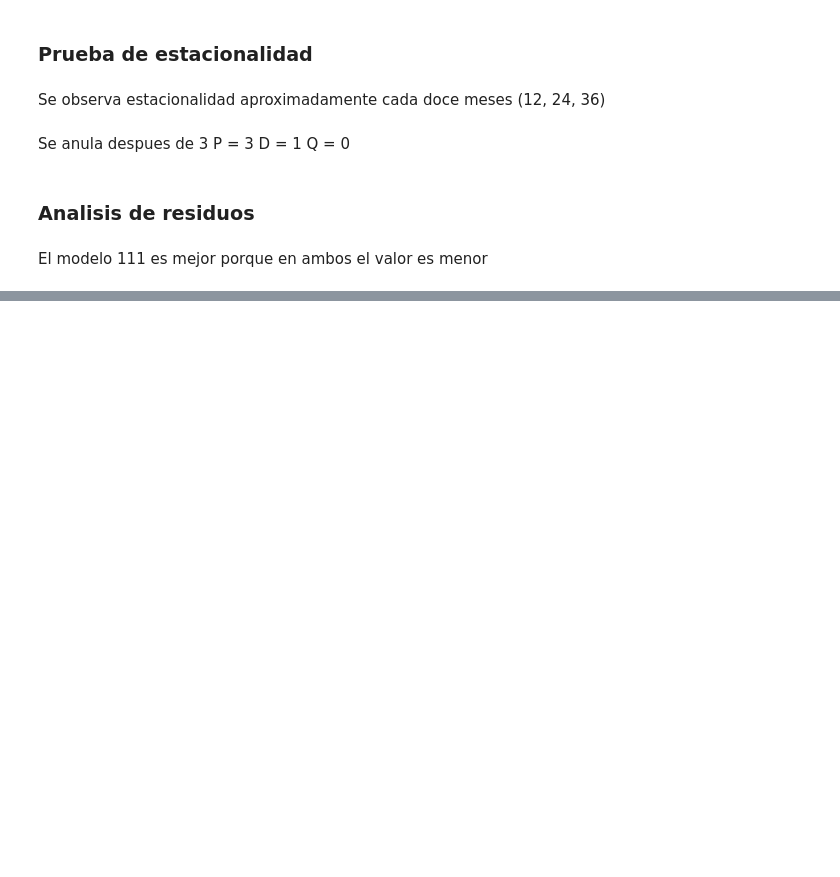
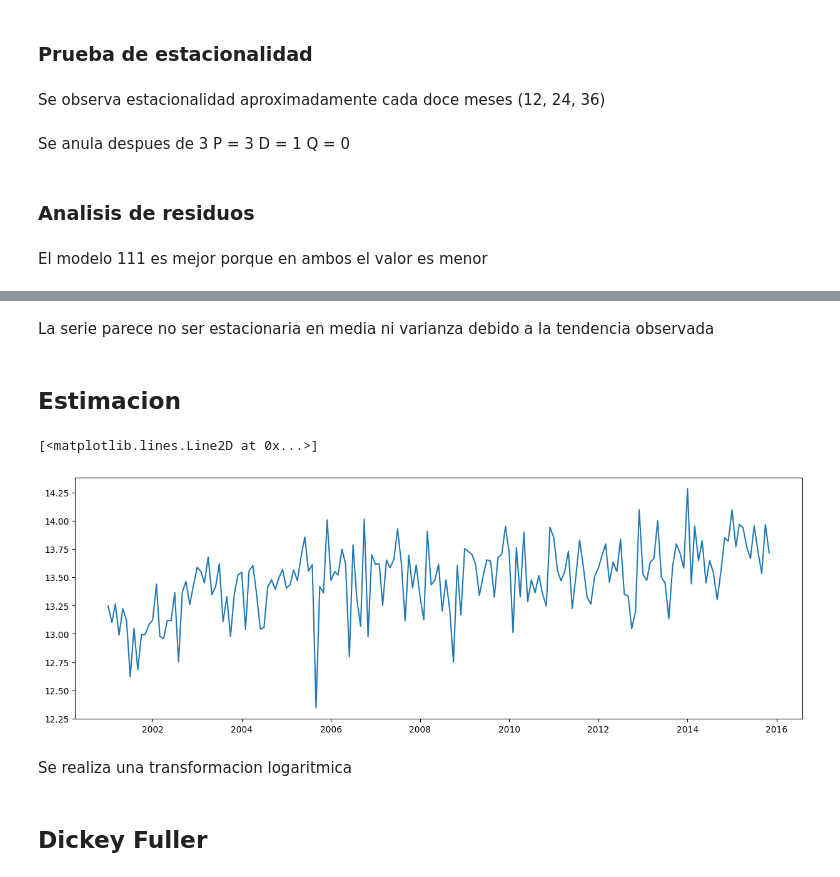
Before and after one commit to JuanPineda115/DS-HT2, a Jupyter notebook: HT2.ipynb, the cells around one changed output, grey strips where cells are left out. Drawn from its saved outputs; the diff is of its cells as text; code cells hidden in the pictures; blank space fills up the shorter version.

```diff
--- a/HT2.ipynb
+++ b/HT2.ipynb
@@ -715,0 +752,15 @@ pred
+# %% [markdown]
+La serie parece no ser estacionaria en media ni varianza debido a la tendencia observada
+# %% [markdown]
+## Estimacion
+# %%
+tsDiesel = tsDiesel.astype({'Diesel':'float'})
+tsDieselLog = np.log(tsDiesel)
+plt.plot(tsDieselLog)
+# %% [output]
+[<matplotlib.lines.Line2D at 0x...>]
+[figure, added]
+# %% [markdown]
+Se realiza una transformacion logaritmica
+# %% [markdown]
+## Dickey Fuller
```
Also changed, not shown: parts of 33 cells of this notebook.
